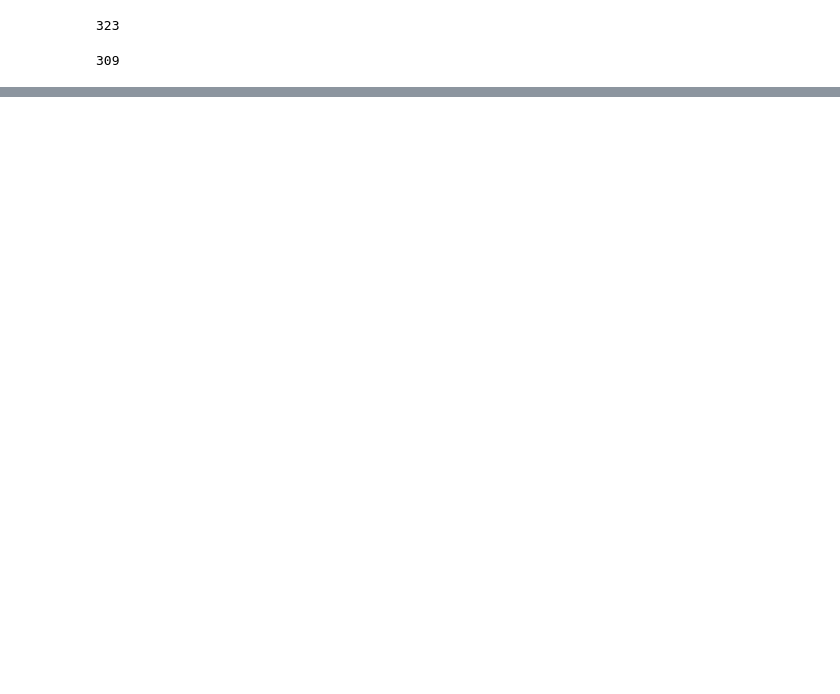
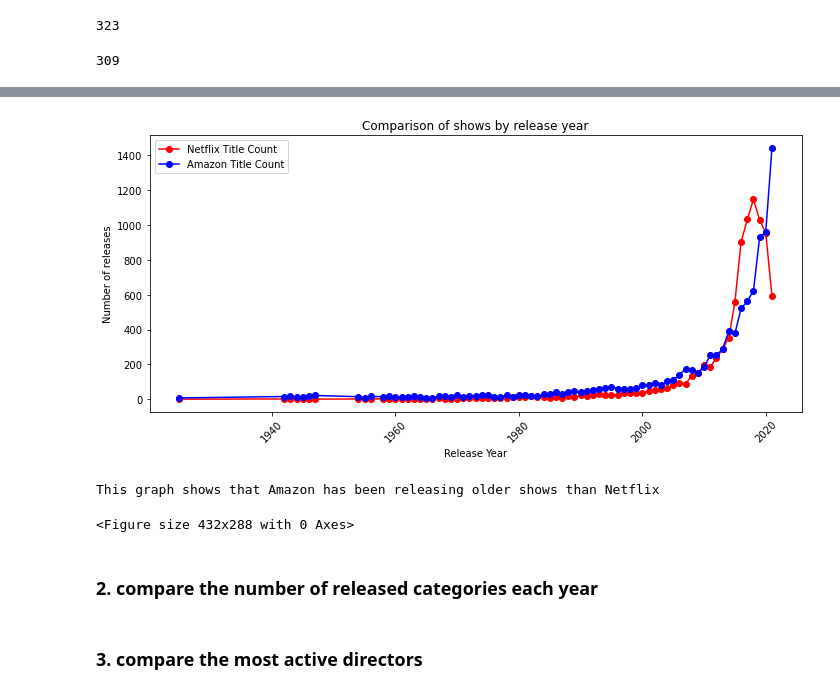
Before and after one commit to Tembspapi/Project-2_Amazon-Netflix, a Jupyter notebook: ETL-starter.ipynb, the cells around one changed output, grey strips where cells are left out. Drawn from its saved outputs; the diff is of its cells as text; code cells hidden in the pictures; blank space fills up the shorter version.

```diff
--- a/ETL-starter.ipynb
+++ b/ETL-starter.ipynb
@@ -360,0 +397,9 @@ pd.read_sql_query("Select * from amazon", con = engine)
+# %%
+# Amazon titles per year
+a_yearlyrelease_df = pd.DataFrame(amazon_data['release_year'].value_counts()).reset_index()
+a_yearlyrelease_df = a_yearlyrelease_df.rename(
+    columns = {
+        'index': 'Year',
+        'release_year': 'Title Count'
+    }).sort_values(by = 'Year', ascending = False)
+a_yearlyrelease_df.head(10)
@@ -360,0 +418,11 @@ pd.read_sql_query("Select * from amazon", con = engine)
+# %%
+# Combine the title count dfs to compare
+yearlyrelease_df = pd.merge(n_yearlyrelease_df, a_yearlyrelease_df, on = 'Year', how = 'outer')
+yearlyrelease_df.rename(
+    columns = {
+        'Title Count_x': 'Netflix Title Count',
+        'Title Count_y': 'Amazon Title Count'
+    }, inplace = True)
+yearlyrelease_df.dropna(inplace = True)
+yearlyrelease_df = yearlyrelease_df.astype({'Netflix Title Count': 'int64'}).set_index('Year')
+yearlyrelease_df
@@ -360,0 +444,27 @@ pd.read_sql_query("Select * from amazon", con = engine)
+# %%
+yearlyrelease_df.plot(
+    kind = 'line',
+    figsize = (10,5),
+    color = ('red', 'blue'),
+    marker = 'o',
+    title = 'Comparison of shows by release year'
+    )
+
+plt.xticks(
+    rotation = 45
+)
+
+plt.xlabel("Release Year")
+plt.ylabel("Number of releases")
+plt.tight_layout()
+plt.show()
+
+# plt.savefig('./Images/Release_year.png', format = 'png')
+
+print('This graph shows that Amazon has been releasing older shows than Netflix')
+# %% [output]
+[figure, added]
+This graph shows that Amazon has been releasing older shows than Netflix
+<Figure size 432x288 with 0 Axes>
+# %% [markdown]
+### 2. compare the number of released categories each year
@@ -360,0 +475,2 @@ pd.read_sql_query("Select * from amazon", con = engine)
+# %% [markdown]
+### 3. compare the most active directors
```
Also changed, not shown: parts of 21 cells of this notebook, 4 other files.
